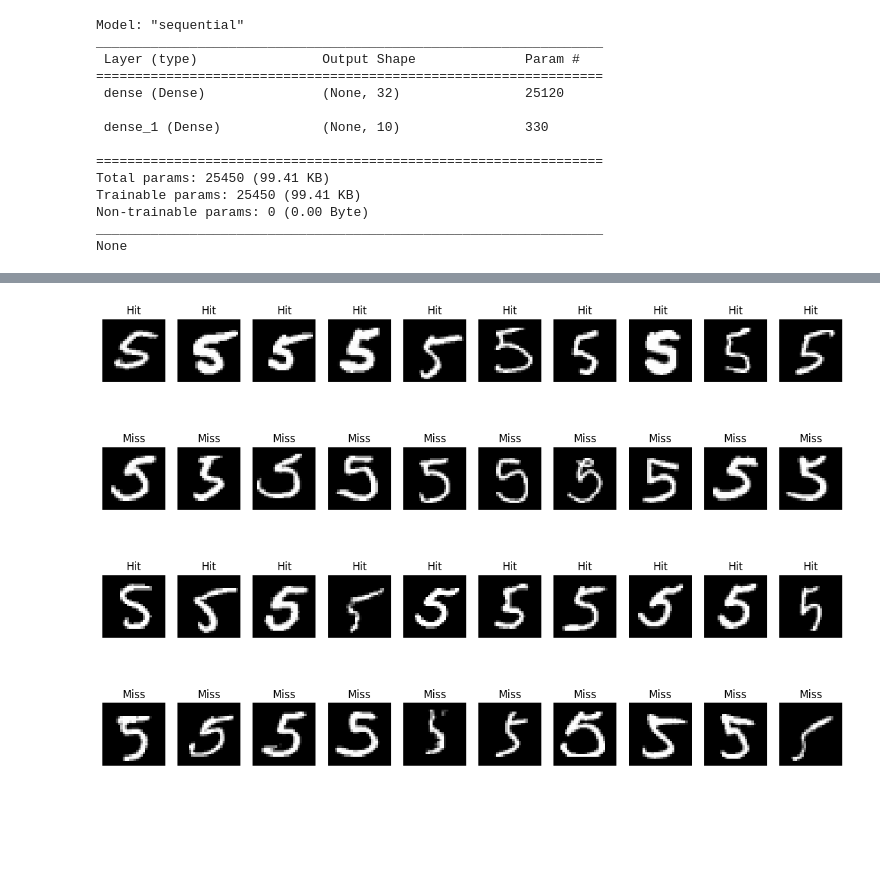
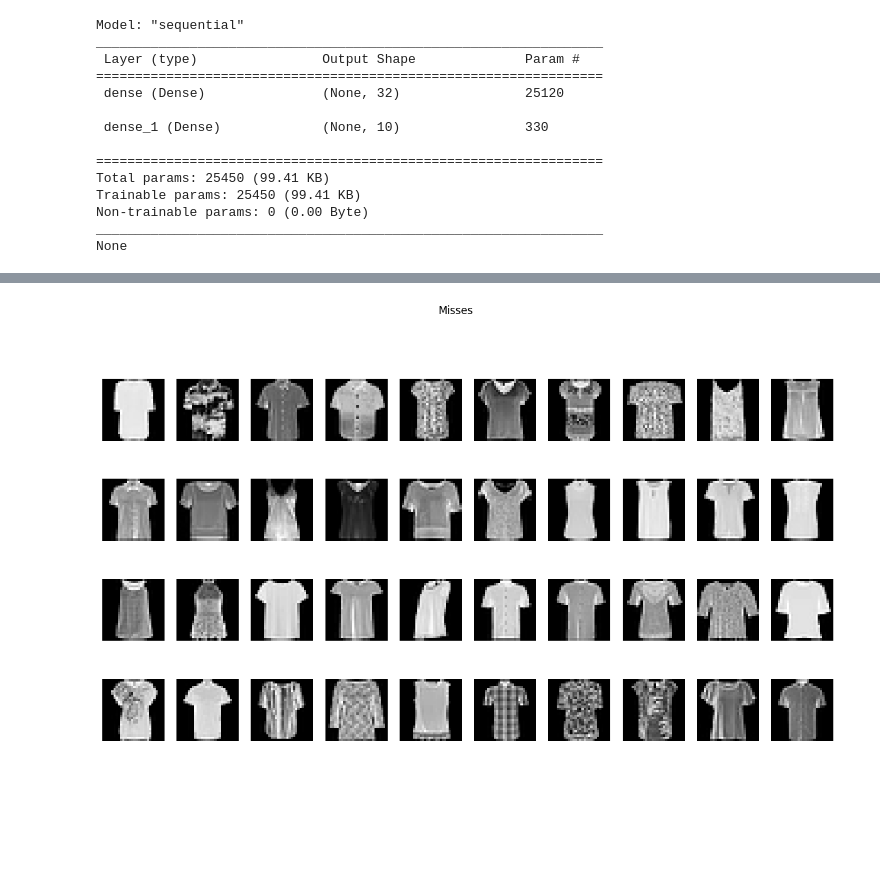
Before and after one commit to pgolbus/SummerSpringBoardAI, a Jupyter notebook: mnist/fashion_mnist.ipynb, the cells around one changed output, grey strips where cells are left out. Cells and saved outputs as stored; diff of their text form; code cells hidden in the pictures; blank space fills up the shorter version.

```diff
--- a/mnist/fashion_mnist.ipynb
+++ b/mnist/fashion_mnist.ipynb
@@ -171,23 +191,27 @@ plt.show()
 
 # I have been ruined by spending too much time in functional program languages like scheme
 # don't be like me
-label_5_indices = set(np.where(np.array(labels) == 5)[0])
+label_6_indices = set(np.where(np.array(labels) == 6)[0])
 pred_0_indices = set(np.where(np.array(predictions) == 0)[0])
-pred_2_indices = set(np.where(np.array(predictions) == 0)[0])
+pred_2_indices = set(np.where(np.array(predictions) == 2)[0])
+pred_4_indices = set(np.where(np.array(predictions) == 4)[0])
 
-misses = list(label_5_indices.intersection(pred_3_indices))
-rows = len(misses) // 10
-leftover = len(misses) % 10
+misses_0 = list(label_6_indices.intersection(pred_0_indices))
+misses_2 = list(label_6_indices.intersection(pred_2_indices))
+misses_4 = list(label_6_indices.intersection(pred_4_indices))
 # %%
-fig, ax = plt.subplots(rows+1, 10, figsize = (15, 10))
-fig.suptitle(f'Misses')
-for i in range(rows):
-    for j in range(10):
-        ax[i, j].imshow(X_test[misses[j + i * 10]].reshape((28, 28)), cmap = 'gray')
-        ax[i, j].set_axis_off()
-for j in range(leftover):
-    ax[rows, j].imshow(X_test[misses[j + rows * 10]].reshape((28, 28)), cmap = 'gray')
-    ax[rows, j].set_axis_off()
-for j in range(leftover, 10):
-    ax[rows, j].set_axis_off()
-plt.show()
+def draw_misses(misses):
+    rows = len(misses) // 10
+    leftover = len(misses) % 10
+    fig, ax = plt.subplots(rows+1, 10, figsize = (15, 10))
+    fig.suptitle(f'Misses')
+    for i in range(rows):
+        for j in range(10):
+            ax[i, j].imshow(X_test[misses[j + i * 10]].reshape((28, 28)), cmap = 'gray')
+            ax[i, j].set_axis_off()
+    for j in range(leftover):
+        ax[rows, j].imshow(X_test[misses[j + rows * 10]].reshape((28, 28)), cmap = 'gray')
+        ax[rows, j].set_axis_off()
+    for j in range(leftover, 10):
+        ax[rows, j].set_axis_off()
+    plt.show()
@@ -217,16 +218,5 @@ plt.show()
-# %%
-fig, ax = plt.subplots(rows, 10, figsize = (15, 10))
-for i in range(rows):
-    if i % 2 == 0:
-        for j in range(10):
-            ax[i, j].imshow(X_test[hits[j + i * 10]].reshape((28, 28)), cmap = 'gray')
-            ax[i, j].set_title("Hit")
-            ax[i, j].set_axis_off()
-    else:
-        for j in range(10):
-            ax[i, j].imshow(X_test[misses[j + i * 10]].reshape((28, 28)), cmap = 'gray')
-            ax[i, j].set_title("Miss")
-            ax[i, j].set_axis_off()
-plt.show()
-# %% [output]
-[figure, removed]
+# %%
+# T-shirt/top that looks like Shirt
+draw_misses(misses_0[:40])
+# %% [output]
+[figure, added]
```
Also changed, not shown: parts of 11 cells of this notebook, 4 other files.
